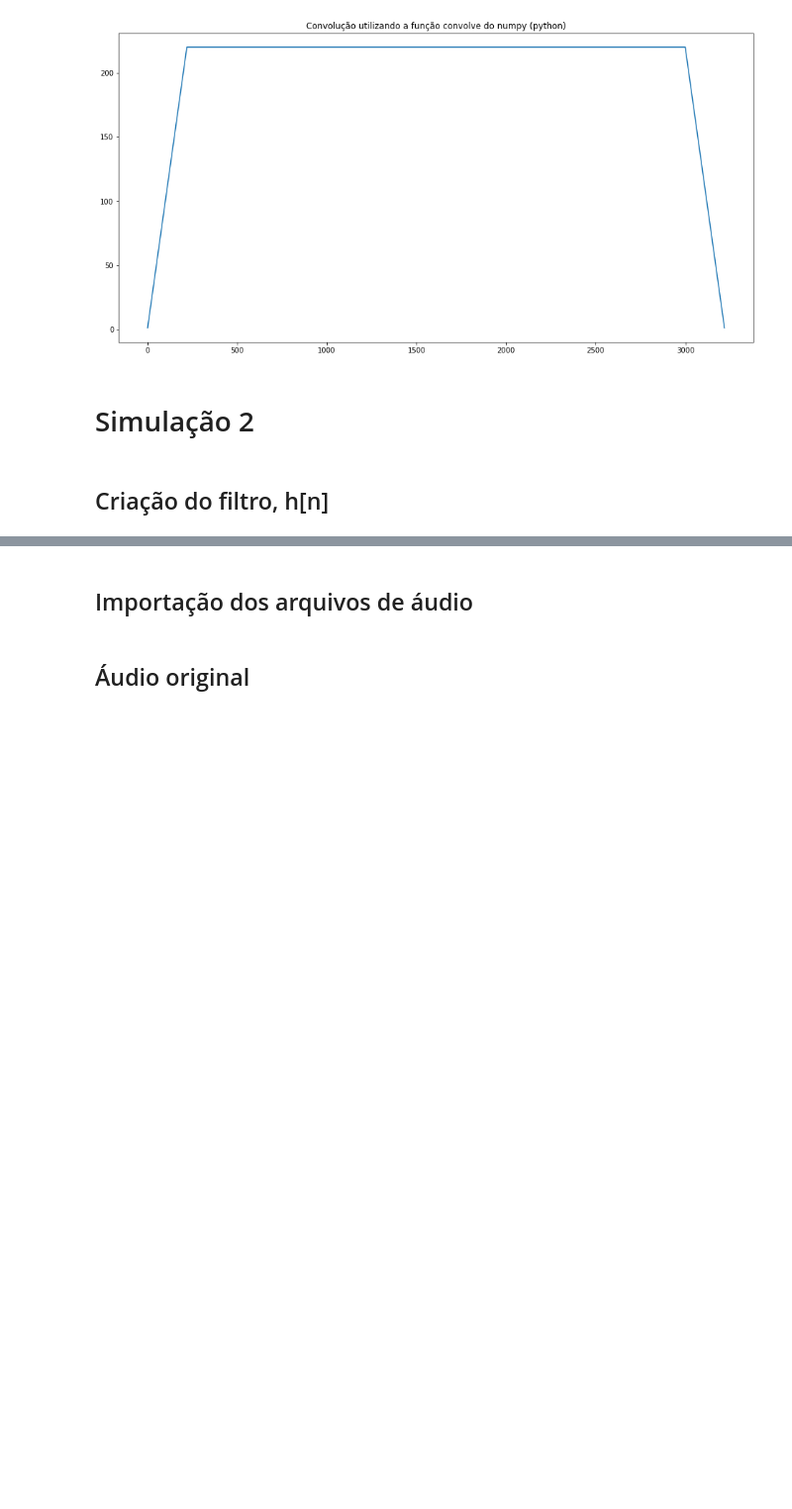
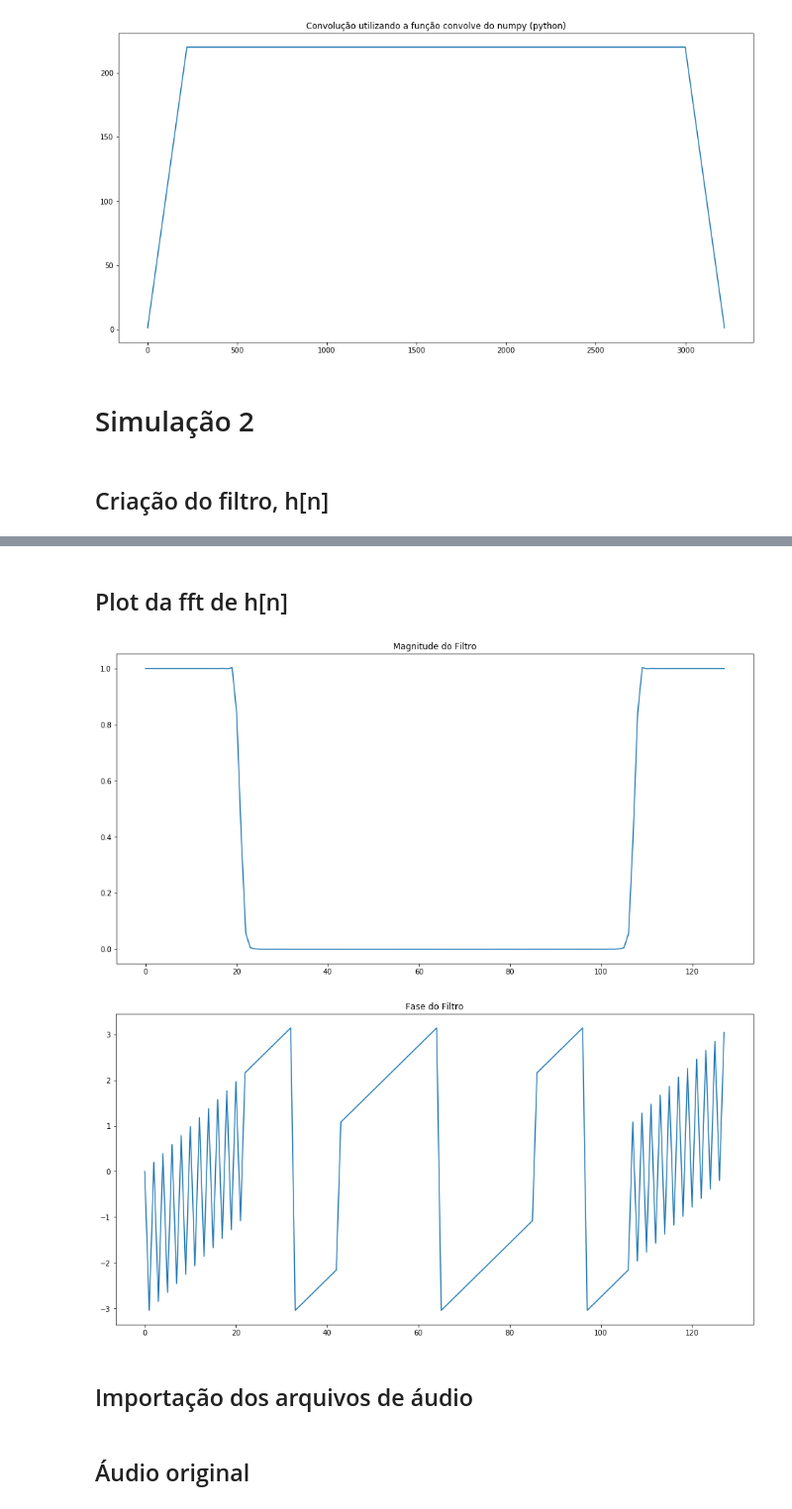
Before and after one commit to ruteee/ConvolucaoFrequencia, a Jupyter notebook: Trabalho pds.ipynb, the cells around one changed output, grey strips where cells are left out. Shown at 99% size. Cells and saved outputs as stored; diff of their text form; code cells hidden in the pictures; blank space fills up the shorter version.

```diff
--- a/Trabalho pds.ipynb
+++ b/Trabalho pds.ipynb
@@ -201,3 +207,13 @@ h = ((np.sinc(0.325*(n - 62)))*(0.325))* (0.5 - 0.5*np.cos(2*np.pi*n/124))
+# %% [markdown]
+## Plot da fft de h[n]
+# %%
+h = complete_zeros(calcular_numero_de_zeros(h), h)
+h_jw = fft(1, len(h),h)
+plot(np.absolute(h_jw), "Magnitude do Filtro")
+plot(np.angle(h_jw), "Fase do Filtro")
+# %% [output]
+[figure, added]
+[figure, added]
 # %% [markdown]
 ## Importação dos arquivos de áudio
 # %%
```
Also changed, not shown: parts of 2 cells of this notebook.
